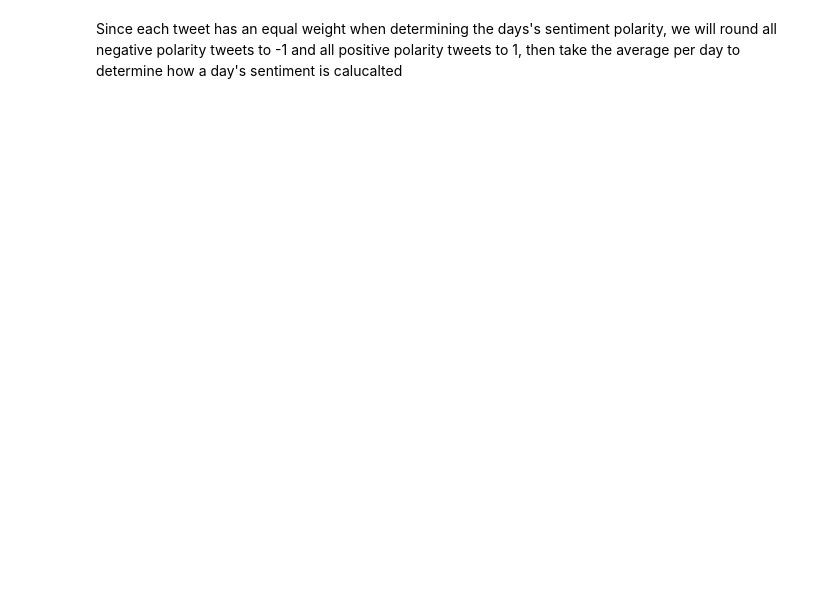
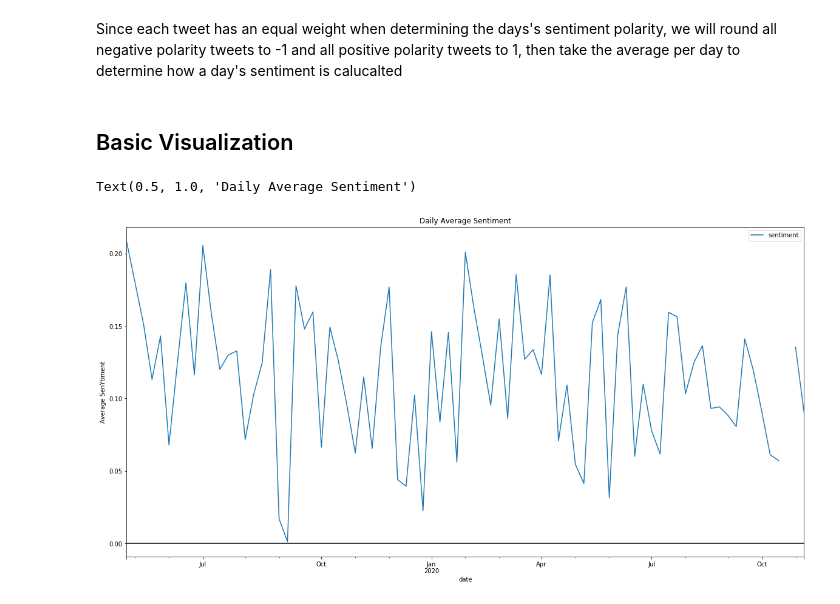
Before and after one commit to jaimev408/TrumpBidenNLP, a Jupyter notebook: Trump Biden NLP.ipynb, the cells around one changed output. Saved outputs shown, nothing was run; the diff lists cells and outputs as text; code cells hidden in the pictures; blank space fills up the shorter version.

```diff
--- a/Trump Biden NLP.ipynb
+++ b/Trump Biden NLP.ipynb
@@ -236,3 +351,14 @@ print(len(dfMostLiked[dfMostLiked.sentiment > 0]))
 # %% [markdown]
 Since each tweet has an equal weight when determining the days's sentiment polarity, we will round all negative polarity tweets to -1 and all positive polarity tweets to 1, then take the average per day to determine how a day's sentiment is calucalted
+# %% [markdown]
+## Basic Visualization
+# %%
+df_date_counts = tMostLiked.groupby([pd.Grouper(key='date', freq='W-MON')]).mean().reset_index()
+df_date_counts.plot(kind= 'line', x ='date', y = 'sentiment', figsize = (20,10))
+plt.axhline(y=0, color = 'black')
+plt.ylabel('Average SenYtiment')
+plt.title('Daily Average Sentiment')
+# %% [output]
+Text(0.5, 1.0, 'Daily Average Sentiment')
+[figure, added]
 # %%
```
Also changed, not shown: parts of 76 cells of this notebook, 4 other files.
